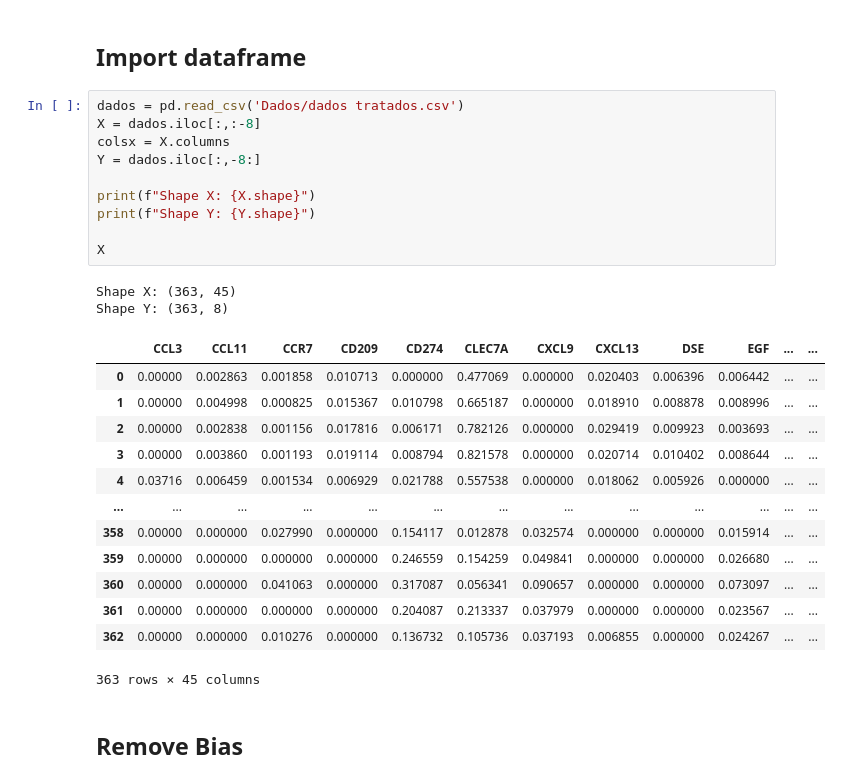
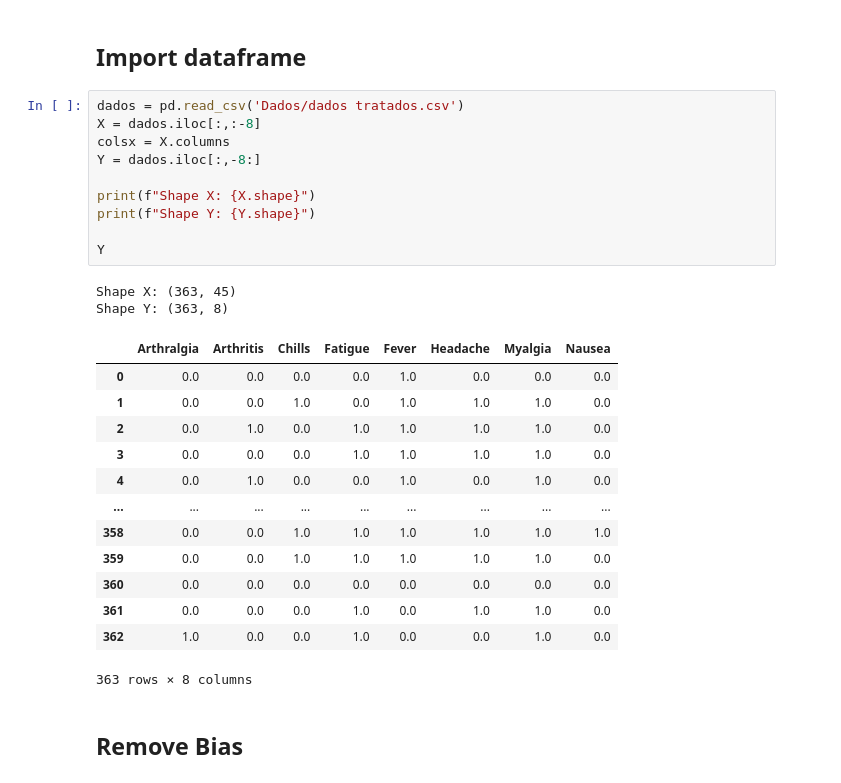
Before and after one commit to lucascbarbosa/CSBL, a Jupyter notebook: Ebola/Análise.ipynb, the cells around one changed output. Saved outputs shown, nothing was run; the diff lists cells and outputs as text.

```diff
--- a/Ebola/Análise.ipynb
+++ b/Ebola/Análise.ipynb
@@ -20,29 +20,29 @@ sns.set()
 # %%
 dados = pd.read_csv('Dados/dados tratados.csv')
 X = dados.iloc[:,:-8]
 colsx = X.columns
 Y = dados.iloc[:,-8:]
 
 print(f"Shape X: {X.shape}")
 print(f"Shape Y: {Y.shape}")
 
-X
+Y
 # %% [output]
 Shape X: (363, 45)
 Shape Y: (363, 8)
-|  | CCL3 | CCL11 | CCR7 | CD209 | CD274 | CLEC7A | CXCL9 | CXCL13 | DSE | EGF | ... | ... |
-| 0 | 0.00000 | 0.002863 | 0.001858 | 0.010713 | 0.000000 | 0.477069 | 0.000000 | 0.020403 | 0.006396 | 0.006442 | ... | ... |
-| 1 | 0.00000 | 0.004998 | 0.000825 | 0.015367 | 0.010798 | 0.665187 | 0.000000 | 0.018910 | 0.008878 | 0.008996 | ... | ... |
-| 2 | 0.00000 | 0.002838 | 0.001156 | 0.017816 | 0.006171 | 0.782126 | 0.000000 | 0.029419 | 0.009923 | 0.003693 | ... | ... |
-| 3 | 0.00000 | 0.003860 | 0.001193 | 0.019114 | 0.008794 | 0.821578 | 0.000000 | 0.020714 | 0.010402 | 0.008644 | ... | ... |
-| 4 | 0.03716 | 0.006459 | 0.001534 | 0.006929 | 0.021788 | 0.557538 | 0.000000 | 0.018062 | 0.005926 | 0.000000 | ... | ... |
-| ... | ... | ... | ... | ... | ... | ... | ... | ... | ... | ... | ... | ... |
-| 358 | 0.00000 | 0.000000 | 0.027990 | 0.000000 | 0.154117 | 0.012878 | 0.032574 | 0.000000 | 0.000000 | 0.015914 | ... | ... |
-| 359 | 0.00000 | 0.000000 | 0.000000 | 0.000000 | 0.246559 | 0.154259 | 0.049841 | 0.000000 | 0.000000 | 0.026680 | ... | ... |
-| 360 | 0.00000 | 0.000000 | 0.041063 | 0.000000 | 0.317087 | 0.056341 | 0.090657 | 0.000000 | 0.000000 | 0.073097 | ... | ... |
-| 361 | 0.00000 | 0.000000 | 0.000000 | 0.000000 | 0.204087 | 0.213337 | 0.037979 | 0.000000 | 0.000000 | 0.023567 | ... | ... |
-| 362 | 0.00000 | 0.000000 | 0.010276 | 0.000000 | 0.136732 | 0.105736 | 0.037193 | 0.006855 | 0.000000 | 0.024267 | ... | ... |
+|  | Arthralgia | Arthritis | Chills | Fatigue | Fever | Headache | Myalgia | Nausea |
+| 0 | 0.0 | 0.0 | 0.0 | 0.0 | 1.0 | 0.0 | 0.0 | 0.0 |
+| 1 | 0.0 | 0.0 | 1.0 | 0.0 | 1.0 | 1.0 | 1.0 | 0.0 |
+| 2 | 0.0 | 1.0 | 0.0 | 1.0 | 1.0 | 1.0 | 1.0 | 0.0 |
+| 3 | 0.0 | 0.0 | 0.0 | 1.0 | 1.0 | 1.0 | 1.0 | 0.0 |
+| 4 | 0.0 | 1.0 | 0.0 | 0.0 | 1.0 | 0.0 | 1.0 | 0.0 |
+| ... | ... | ... | ... | ... | ... | ... | ... | ... |
+| 358 | 0.0 | 0.0 | 1.0 | 1.0 | 1.0 | 1.0 | 1.0 | 1.0 |
+| 359 | 0.0 | 0.0 | 1.0 | 1.0 | 1.0 | 1.0 | 1.0 | 0.0 |
+| 360 | 0.0 | 0.0 | 0.0 | 0.0 | 0.0 | 0.0 | 0.0 | 0.0 |
+| 361 | 0.0 | 0.0 | 0.0 | 1.0 | 0.0 | 1.0 | 1.0 | 0.0 |
+| 362 | 1.0 | 0.0 | 0.0 | 1.0 | 0.0 | 0.0 | 1.0 | 0.0 |
-363 rows × 45 columns
+363 rows × 8 columns
 # %% [markdown]
 ## Remove Bias
 # %%
```
Also changed, not shown: 9 other files.
